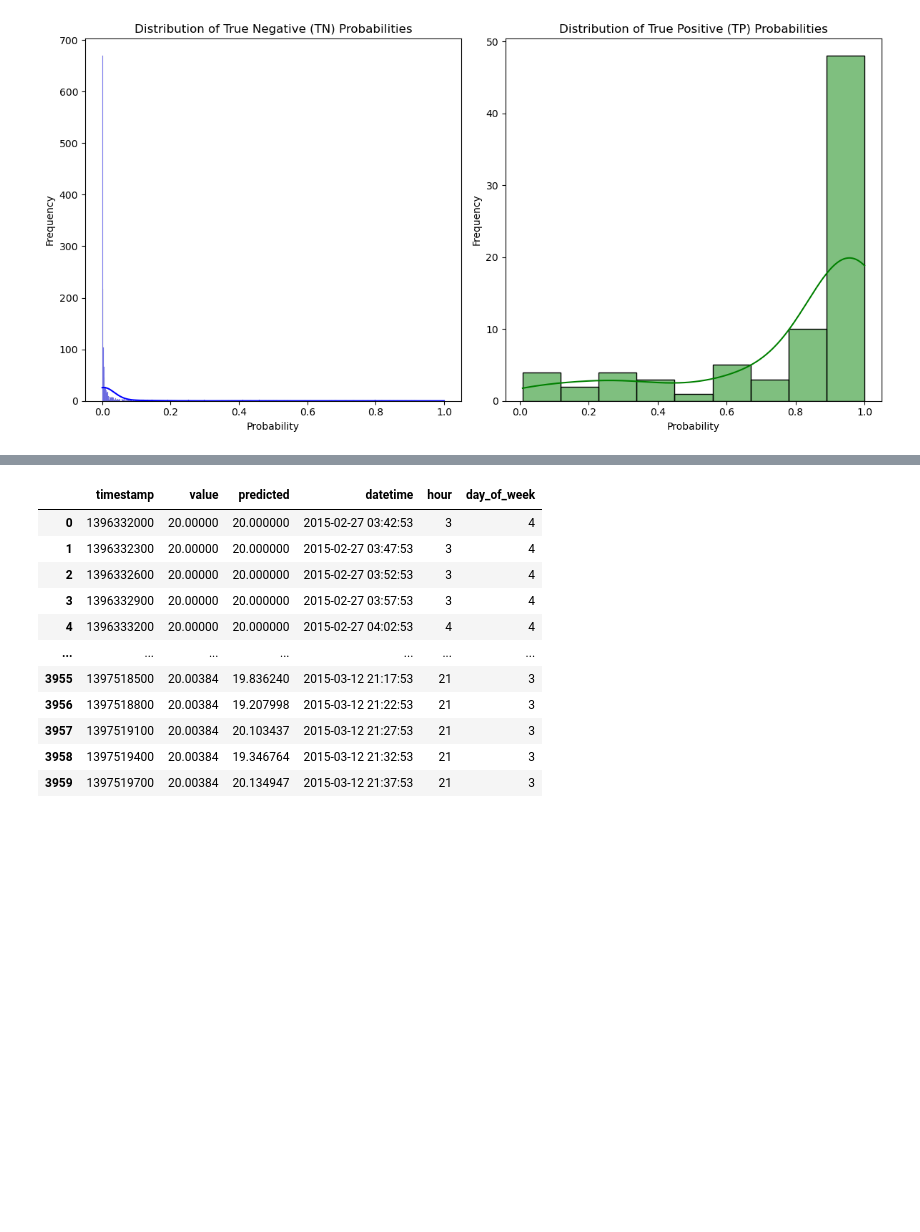
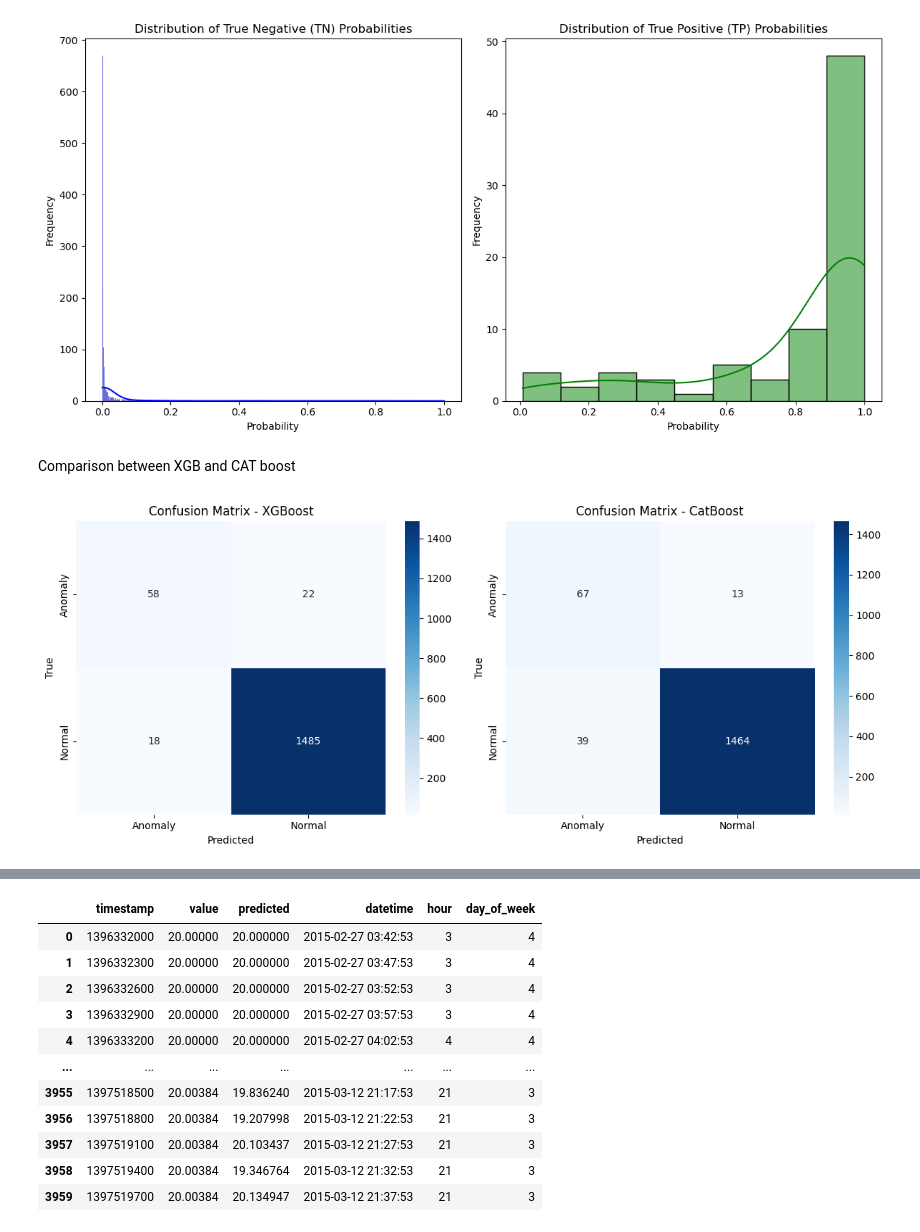
Before and after one commit to Rajscript/Anomaly-Detection-Splash, a Jupyter notebook: XgboostVsCatboost.ipynb, the cells around one changed output, grey strips where cells are left out. Cells and saved outputs as stored; diff of their text form; code cells hidden in the pictures; blank space fills up the shorter version.

```diff
--- a/XgboostVsCatboost.ipynb
+++ b/XgboostVsCatboost.ipynb
@@ -141,12 +175,12 @@ y_int
 from sklearn.metrics import confusion_matrix, classification_report
 target_names = ['Normal', 'Anomaly']
 # Evaluate the model
-conf_matrix = confusion_matrix(test_label, y_pred, labels=[1, 0])
+conf_matrix_xgb = confusion_matrix(test_label, y_pred, labels=[1, 0])
 classification_rep = classification_report(test_label, y_pred, target_names=target_names)
 
 # Print the confusion matrix and classification report
 print("Confusion Matrix:")
-print(conf_matrix)
+print(conf_matrix_xgb)
 
 print("\nClassification Report:")
 print(classification_rep)
@@ -195,11 +229,11 @@ y_pred = classifier.predict(X_test)
 target_names = ['Normal', 'Anomaly']
 
 # Convert predicted labels from strings to integers
-y_pred = y_pred.astype(int)
+y_pred_cat = y_pred.astype(int)
 
 # Evaluate the model
-conf_matrix = confusion_matrix(y_test, y_pred, labels=[1, 0])
-classification_rep = classification_report(y_test, y_pred, target_names=target_names)
+conf_matrix = confusion_matrix(y_test, y_pred_cat, labels=[1, 0])
+classification_rep = classification_report(y_test, y_pred_cat, target_names=target_names)
 
 # Print the confusion matrix and classification report
 print("Confusion Matrix:")
@@ -264,3 +308,34 @@ plt.tight_layout()
 plt.show()
 # %% [output]
 [figure]
+# %% [markdown]
+Comparison between XGB and CAT boost
+# %%
+import seaborn as sns
+import matplotlib.pyplot as plt
+
+# Assuming you have the confusion matrices 'conf_matrix' and 'conf_matrix_test'
+# for the first and second cases respectively
+
+# Define the labels for the confusion matrix
+labels = ['Anomaly', 'Normal']
+
+# Plot the confusion matrix for the first case
+plt.figure(figsize=(12, 5))
+plt.subplot(121)
+sns.heatmap(conf_matrix_xgb, annot=True, fmt='d', cmap='Blues', xticklabels=labels, yticklabels=labels)
+plt.xlabel('Predicted')
+plt.ylabel('True')
+plt.title('Confusion Matrix - XGBoost')
+
+# Plot the confusion matrix for the second case
+plt.subplot(122)
+sns.heatmap(conf_matrix, annot=True, fmt='d', cmap='Blues', xticklabels=labels, yticklabels=labels)
+plt.xlabel('Predicted')
+plt.ylabel('True')
+plt.title('Confusion Matrix - CatBoost')
+
+plt.tight_layout()
+plt.show()
+# %% [output]
+[figure, added]
```
Also changed, not shown: parts of 6 cells of this notebook.
